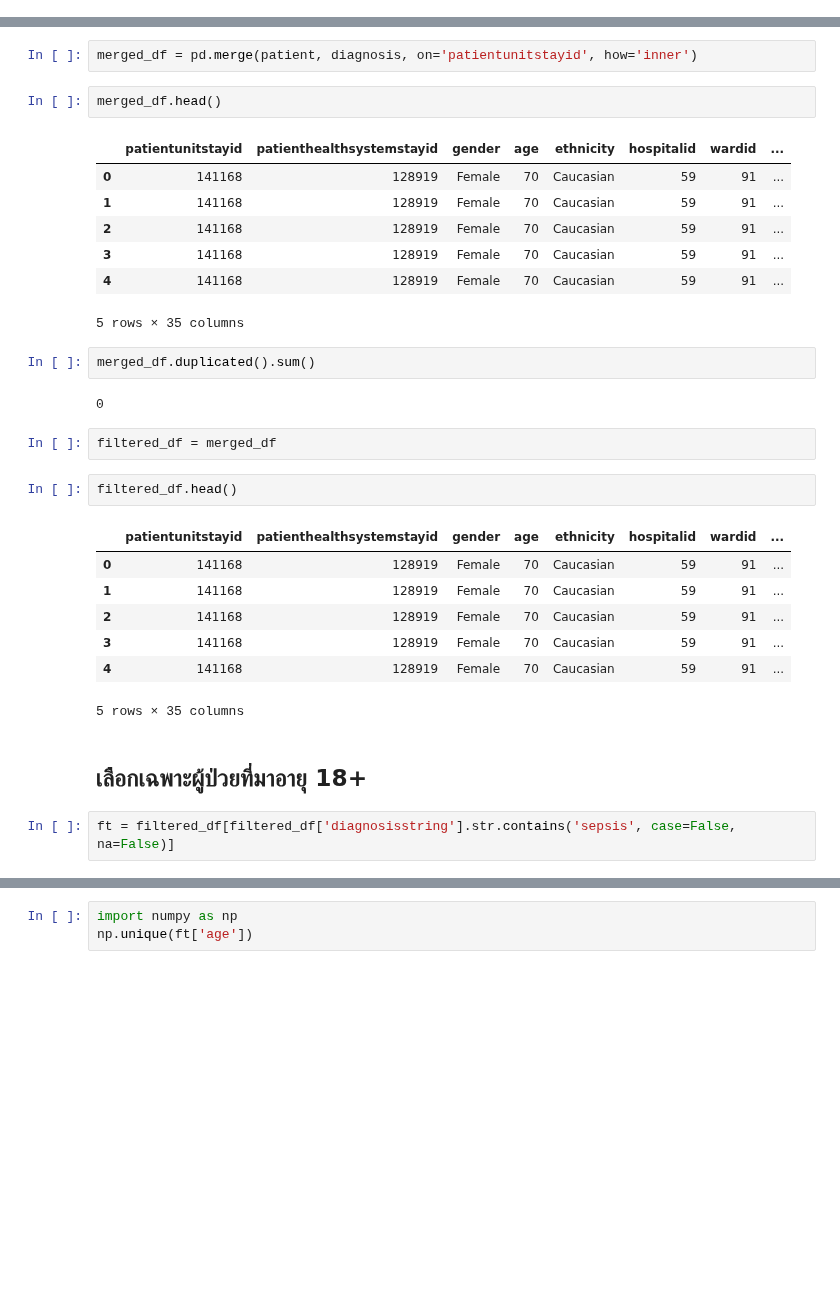
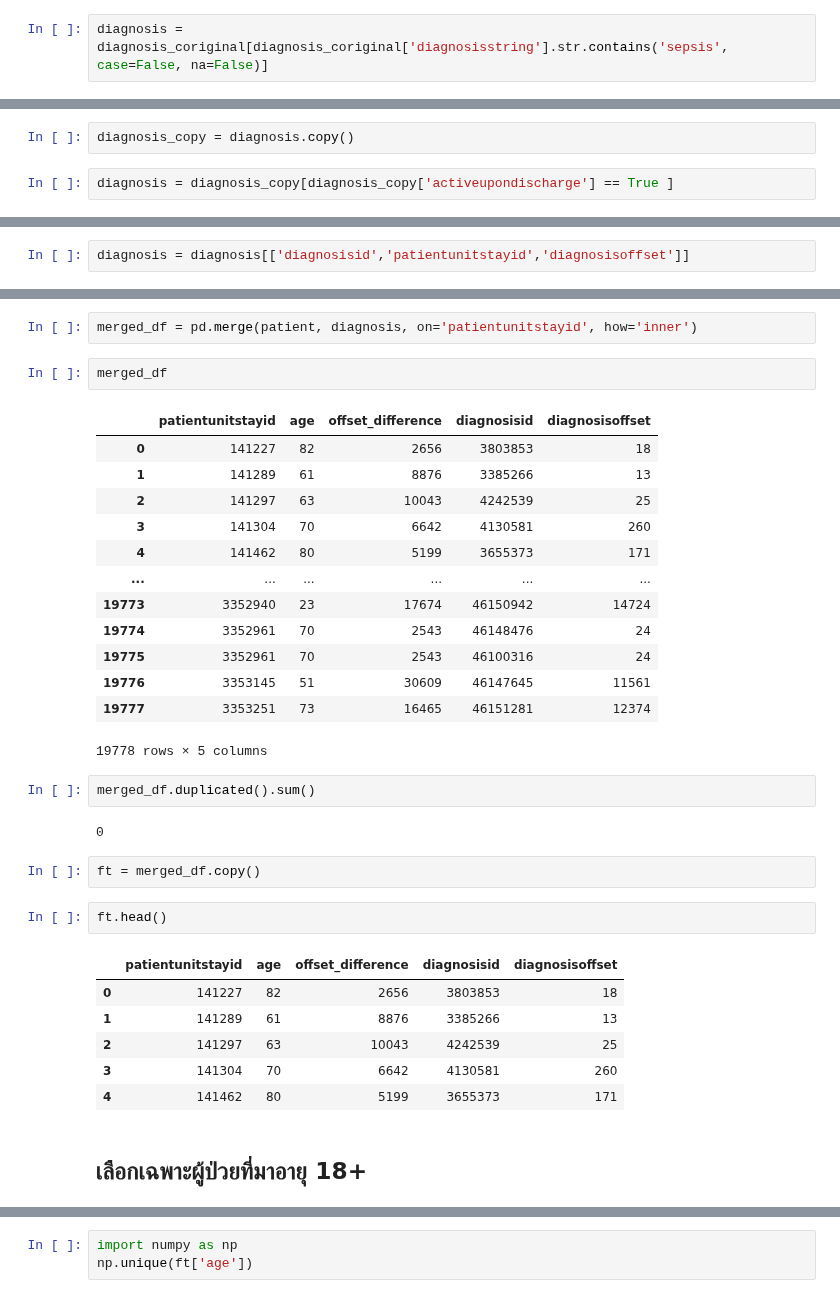
Before and after one commit to Tonry12/Data_joyx2, a Jupyter notebook: Sepsis_eICU_comeback.ipynb, the cells around one changed output, grey strips where cells are left out. Drawn from its saved outputs; the diff is of its cells as text; blank space fills up the shorter version.

```diff
--- a/Sepsis_eICU_comeback.ipynb
+++ b/Sepsis_eICU_comeback.ipynb
@@ -162,3 +209,5 @@ diagnosis = diagnosis_coriginal[diagnosis_coriginal['activeupondischarge'] == Tr
+# %%
+diagnosis = diagnosis_coriginal[diagnosis_coriginal['diagnosisstring'].str.contains('sepsis', case=False, na=False)]
 # %%
 diagnosis.head()
 # %% [output]
@@ -170,0 +220,4 @@ diagnosis.head()
+# %%
+diagnosis_copy = diagnosis.copy()
+# %%
+diagnosis = diagnosis_copy[diagnosis_copy['activeupondischarge'] == True ]
@@ -170,0 +233,2 @@ diagnosis.head()
+# %%
+diagnosis = diagnosis[['diagnosisid','patientunitstayid','diagnosisoffset']]
@@ -476,32 +560,35 @@ pd.merge(lab_s, diagnosis, on='patientunitstayid', how='inner')
 # %%
 merged_df = pd.merge(patient, diagnosis, on='patientunitstayid', how='inner')
 # %%
-merged_df.head()
+merged_df
 # %% [output]
-|  | patientunitstayid | patienthealthsystemstayid | gender | age | ethnicity | hospitalid | wardid | ... |
-| 0 | 141168 | 128919 | Female | 70 | Caucasian | 59 | 91 | ... |
-| 1 | 141168 | 128919 | Female | 70 | Caucasian | 59 | 91 | ... |
-| 2 | 141168 | 128919 | Female | 70 | Caucasian | 59 | 91 | ... |
-| 3 | 141168 | 128919 | Female | 70 | Caucasian | 59 | 91 | ... |
-| 4 | 141168 | 128919 | Female | 70 | Caucasian | 59 | 91 | ... |
+|  | patientunitstayid | age | offset_difference | diagnosisid | diagnosisoffset |
+| 0 | 141227 | 82 | 2656 | 3803853 | 18 |
+| 1 | 141289 | 61 | 8876 | 3385266 | 13 |
+| 2 | 141297 | 63 | 10043 | 4242539 | 25 |
+| 3 | 141304 | 70 | 6642 | 4130581 | 260 |
+| 4 | 141462 | 80 | 5199 | 3655373 | 171 |
+| ... | ... | ... | ... | ... | ... |
+| 19773 | 3352940 | 23 | 17674 | 46150942 | 14724 |
+| 19774 | 3352961 | 70 | 2543 | 46148476 | 24 |
+| 19775 | 3352961 | 70 | 2543 | 46100316 | 24 |
+| 19776 | 3353145 | 51 | 30609 | 46147645 | 11561 |
+| 19777 | 3353251 | 73 | 16465 | 46151281 | 12374 |
-5 rows × 35 columns
+19778 rows × 5 columns
 # %%
 merged_df.duplicated().sum()
 # %% [output]
 0
-# %%
-filtered_df = merged_df
+# %%
+ft = merged_df.copy()
 # %%
-filtered_df.head()
+ft.head()
 # %% [output]
-|  | patientunitstayid | patienthealthsystemstayid | gender | age | ethnicity | hospitalid | wardid | ... |
-| 0 | 141168 | 128919 | Female | 70 | Caucasian | 59 | 91 | ... |
-| 1 | 141168 | 128919 | Female | 70 | Caucasian | 59 | 91 | ... |
-| 2 | 141168 | 128919 | Female | 70 | Caucasian | 59 | 91 | ... |
-| 3 | 141168 | 128919 | Female | 70 | Caucasian | 59 | 91 | ... |
-| 4 | 141168 | 128919 | Female | 70 | Caucasian | 59 | 91 | ... |
+|  | patientunitstayid | age | offset_difference | diagnosisid | diagnosisoffset |
+| 0 | 141227 | 82 | 2656 | 3803853 | 18 |
+| 1 | 141289 | 61 | 8876 | 3385266 | 13 |
+| 2 | 141297 | 63 | 10043 | 4242539 | 25 |
+| 3 | 141304 | 70 | 6642 | 4130581 | 260 |
+| 4 | 141462 | 80 | 5199 | 3655373 | 171 |
-5 rows × 35 columns
 # %% [markdown]
 ## เลือกเฉพาะผู้ป่วยที่มาอายุ 18+
-# %%
-ft = filtered_df[filtered_df['diagnosisstring'].str.contains('sepsis', case=False, na=False)]
```
Also changed, not shown: parts of 22 cells of this notebook.
